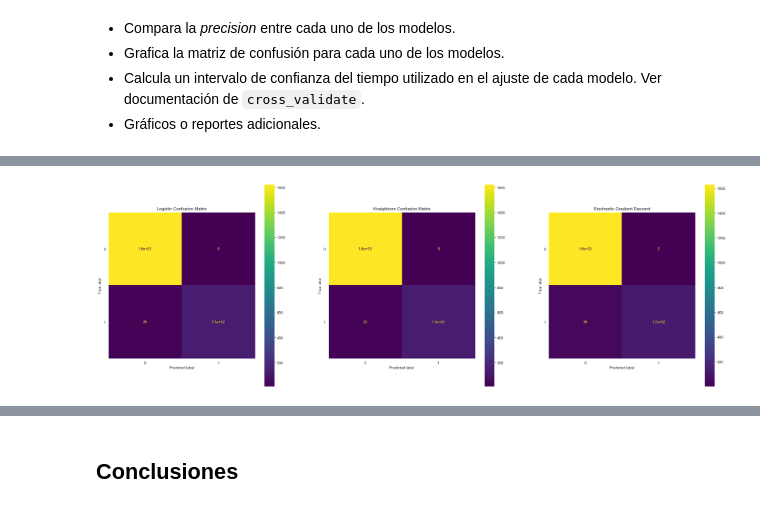
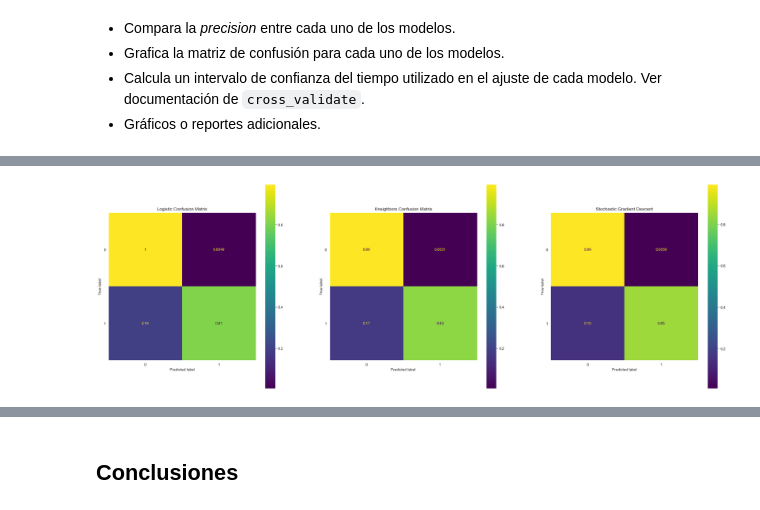
Before and after one commit to FabianCastellano/mat281_portfolio, a Jupyter notebook: Proyectos/m05_project02/m05_project02.ipynb, the cells around one changed output, grey strips where cells are left out. Saved outputs shown, nothing was run; the diff lists cells and outputs as text; code cells hidden in the pictures.

```diff
--- a/Proyectos/m05_project02/m05_project02.ipynb
+++ b/Proyectos/m05_project02/m05_project02.ipynb
@@ -452,7 +452,7 @@ Sesviación Estandar: 1.0
 # %% [markdown]
 Notemos que el valor del promedio no es cero *exactamente*, pero es básicamente cero.
 # %%
-X_train, X_test, y_train, y_test = train_test_split(X, y, test_size=0.1, random_state = 42)
+X_train, X_test, y_train, y_test = train_test_split(X, y, test_size=0.3, random_state = 42)
 # %% [markdown]
 <a id='logistic'></a>
 # %% [markdown]
@@ -497,5 +499,5 @@ digits_gscv.best_params_['n_neighbors']
 # %%
-knn = KNeighborsClassifier(n_neighbors = digits_gscv.best_params_['n_neighbors'])
+knn = KNeighborsClassifier(**digits_gscv.best_params_)
 knn.fit(X_train,y_train)
 # %% [output]
 KNeighborsClassifier(algorithm='auto', leaf_size=30, metric='minkowski',
@@ -582,17 +584,17 @@ MY MODEL test precision score:0.98374
 # %%
 fig,axes= plt.subplots(1,3,figsize=(30,10))
 
-plot_confusion_matrix(logistic, X_test, y_test,ax=axes[0])
+plot_confusion_matrix(logistic, X_test, y_test,ax=axes[0],normalize='true')
 axes[0].set_title('Logistic Confusion Matrix')
 
-plot_confusion_matrix(knn, X_test, y_test,ax=axes[1])
+plot_confusion_matrix(knn, X_test, y_test,ax=axes[1],normalize='true')
 axes[1].set_title('Kneighbors Confusion Matrix')
 
-plot_confusion_matrix(sgd, X_test, y_test,ax=axes[2])
+plot_confusion_matrix(sgd, X_test, y_test,ax=axes[2],normalize='true')
 axes[2].set_title('Stochastic Gradient Descent')
 plt.show()
 # %% [output]
-[figure, old version]
+[figure, new version]
 # %%
 print(f'Confidence intterval of Logistic Regression fit time : {np.mean(cross_validate(logistic,X_train,y_train)["fit_time"]):.2f} +/- {np.std(cross_validate(logistic,X_train,y_train)["fit_time"]):.2f} ')
 # %% [output]
```
Also changed, not shown: parts of 12 cells of this notebook.
